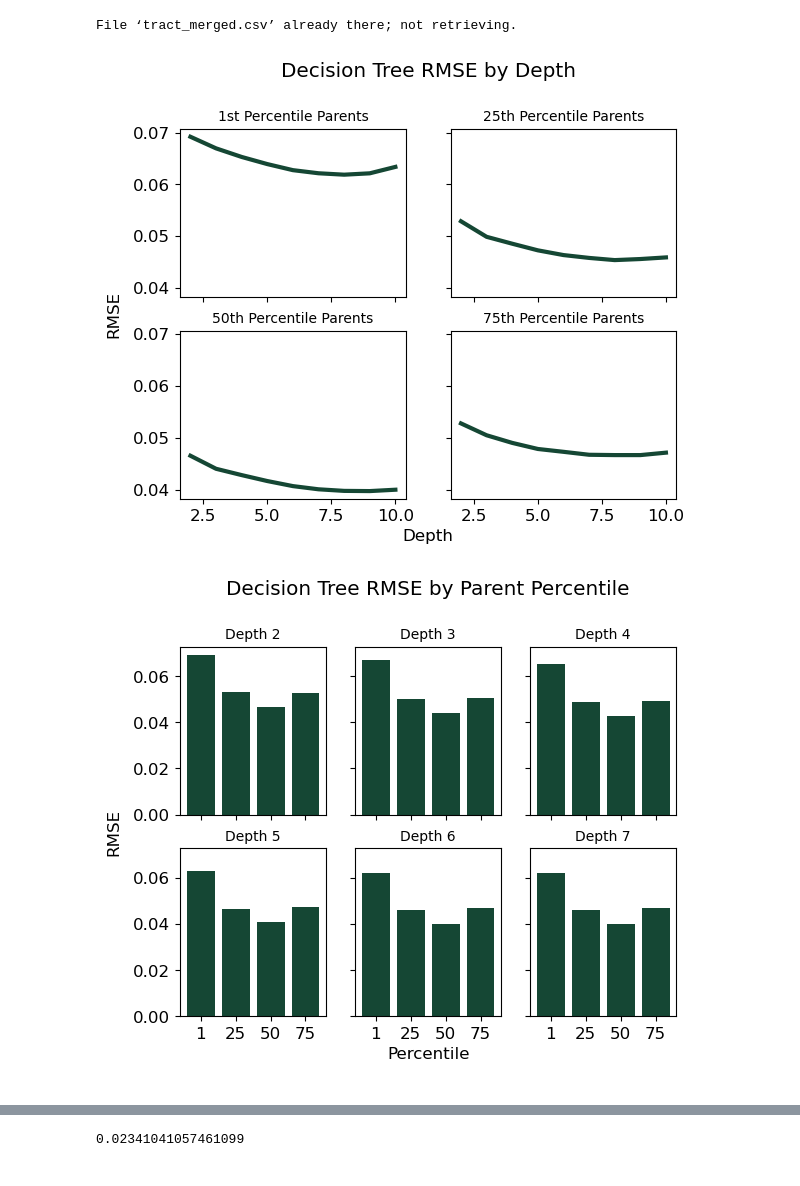
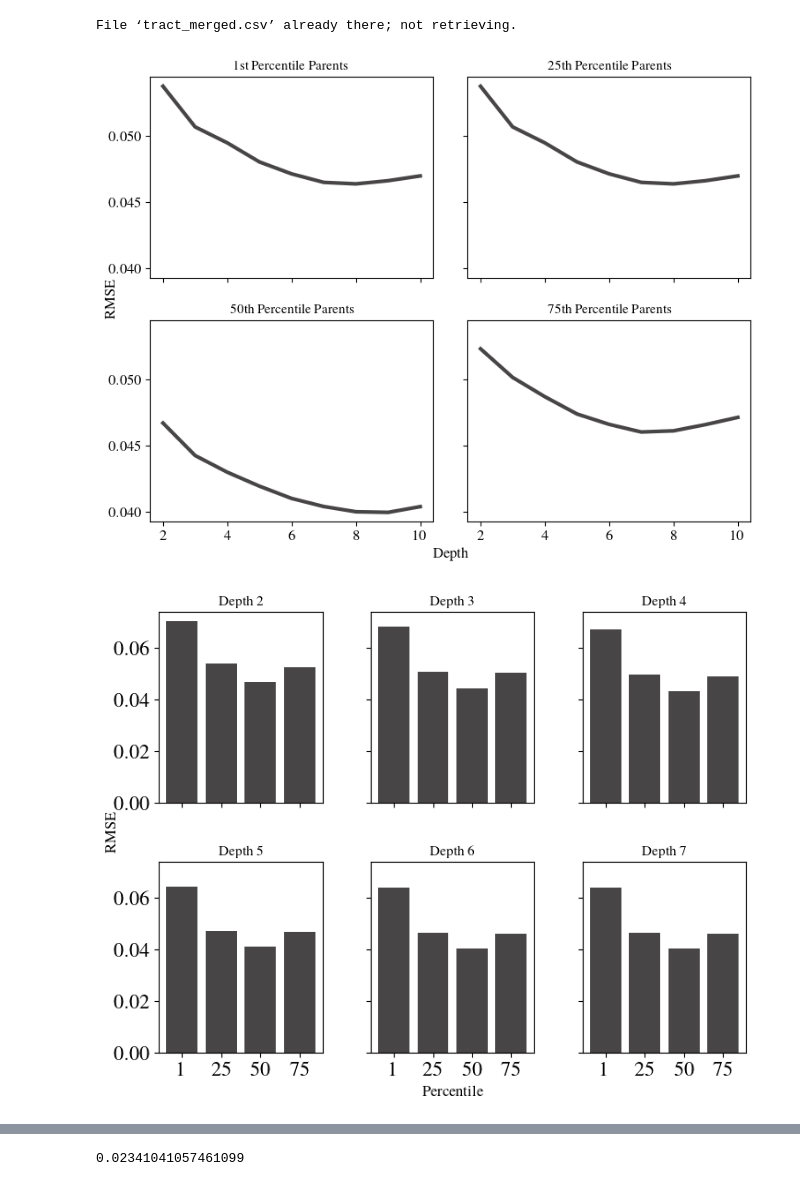
Before and after one commit to griffindvs/mobility-models, a Jupyter notebook: trees.ipynb, the cells around one changed output, grey strips where cells are left out. Saved outputs shown, nothing was run; the diff lists cells and outputs as text; code cells hidden in the pictures.

```diff
--- a/trees.ipynb
+++ b/trees.ipynb
@@ -126,52 +127,58 @@ for quarter in range(len(tree_splits_d3)):
             label_tree_splits_d3[quarter][feat] = tree_splits_d3[quarter][feat_index]
 # %%
 # Plot error versus depth
+rc('font',**{'family':'serif','serif':['Times']})
+rc('text', usetex=True)
 depths = [ i for i in range(2, 11) ]
 fig, axes = plt.subplots(2, 2, sharex=True, sharey=True)
 fig.add_subplot(111, frameon=False)
-axes[0, 0].plot(depths, tree_depth_rmse[0], color="#154734", label="Root Mean Square Error", linewidth=3)
-axes[0, 0].set_title('1st Percentile Parents', fontsize=10)
-axes[0, 1].plot(depths, tree_depth_rmse[1], color="#154734", label="Root Mean Square Error", linewidth=3)
-axes[0, 1].set_title('25th Percentile Parents', fontsize=10)
-axes[1, 0].plot(depths, tree_depth_rmse[2], color="#154734", label="Root Mean Square Error", linewidth=3)
-axes[1, 0].set_title('50th Percentile Parents', fontsize=10)
-axes[1, 1].plot(depths, tree_depth_rmse[3], color="#154734", label="Root Mean Square Error", linewidth=3)
-axes[1, 1].set_title('75th Percentile Parents', fontsize=10)
+fig.set_size_inches(8, 6)
+fig.tight_layout(h_pad=2)
+axes[0, 0].plot(depths, tree_depth_rmse[1], color="#474545", label="Root Mean Square Error", linewidth=3)
+axes[0, 0].set_title('\n1st Percentile Parents', fontsize=11)
+axes[0, 1].plot(depths, tree_depth_rmse[1], color="#474545", label="Root Mean Square Error", linewidth=3)
+axes[0, 1].set_title('\n25th Percentile Parents', fontsize=11)
+axes[1, 0].plot(depths, tree_depth_rmse[2], color="#474545", label="Root Mean Square Error", linewidth=3)
+axes[1, 0].set_title('50th Percentile Parents', fontsize=11)
+axes[1, 1].plot(depths, tree_depth_rmse[3], color="#474545", label="Root Mean Square Error", linewidth=3)
+axes[1, 1].set_title('75th Percentile Parents', fontsize=11)
 plt.rc('font', size=12)
-plt.title('Decision Tree RMSE by Depth\n\n')
+# plt.title('Decision Tree RMSE by Depth\n', y=1.08)
 plt.tick_params(labelcolor='none', top=False, bottom=False, left=False, right=False)
 plt.grid(False)
 plt.xlabel('Depth', fontsize=12)
 plt.ylabel('RMSE\n', fontsize=12)
 plt.show()
 # %% [output]
-[figure, old version]
+[figure, new version]
 # %%
 # Plot error versus parent percentile
 percentile_labels = ['1', '25', '50', '75']
 fig, axes = plt.subplots(2, 3, sharex=True, sharey=True)
 fig.add_subplot(111, frameon=False)
-axes[0, 0].bar(percentile_labels, tree_percentile_rmse[0], color="#154734", label="Root Mean Square Error", linewidth=3)
-axes[0, 0].set_title('Depth 2', fontsize=10)
-axes[0, 1].bar(percentile_labels, tree_percentile_rmse[1], color="#154734", label="Root Mean Square Error", linewidth=3)
-axes[0, 1].set_title('Depth 3', fontsize=10)
-axes[0, 2].bar(percentile_labels, tree_percentile_rmse[2], color="#154734", label="Root Mean Square Error", linewidth=3)
-axes[0, 2].set_title('Depth 4', fontsize=10)
-axes[1, 0].bar(percentile_labels, tree_percentile_rmse[4], color="#154734", label="Root Mean Square Error", linewidth=3)
-axes[1, 0].set_title('Depth 5', fontsize=10)
-axes[1, 1].bar(percentile_labels, tree_percentile_rmse[5], color="#154734", label="Root Mean Square Error", linewidth=3)
-axes[1, 1].set_title('Depth 6', fontsize=10)
-axes[1, 2].bar(percentile_labels, tree_percentile_rmse[5], color="#154734", label="Root Mean Square Error", linewidth=3)
-axes[1, 2].set_title('Depth 7', fontsize=10)
+fig.set_size_inches(8, 6)
+fig.tight_layout(h_pad=2)
+axes[0, 0].bar(percentile_labels, tree_percentile_rmse[0], color="#474545", label="Root Mean Square Error", linewidth=3)
+axes[0, 0].set_title('Depth 2', fontsize=11)
+axes[0, 1].bar(percentile_labels, tree_percentile_rmse[1], color="#474545", label="Root Mean Square Error", linewidth=3)
+axes[0, 1].set_title('Depth 3', fontsize=11)
+axes[0, 2].bar(percentile_labels, tree_percentile_rmse[2], color="#474545", label="Root Mean Square Error", linewidth=3)
+axes[0, 2].set_title('Depth 4', fontsize=11)
+axes[1, 0].bar(percentile_labels, tree_percentile_rmse[4], color="#474545", label="Root Mean Square Error", linewidth=3)
+axes[1, 0].set_title('Depth 5', fontsize=11)
+axes[1, 1].bar(percentile_labels, tree_percentile_rmse[5], color="#474545", label="Root Mean Square Error", linewidth=3)
+axes[1, 1].set_title('Depth 6', fontsize=11)
+axes[1, 2].bar(percentile_labels, tree_percentile_rmse[5], color="#474545", label="Root Mean Square Error", linewidth=3)
+axes[1, 2].set_title('Depth 7', fontsize=11)
 plt.rc('font', size=12)
-plt.title('Decision Tree RMSE by Parent Percentile\n\n')
+# plt.title('Decision Tree RMSE by Parent Percentile\n', y=1.08)
 plt.tick_params(labelcolor='none', top=False, bottom=False, left=False, right=False)
 plt.grid(False)
 plt.xlabel('Percentile\n', fontsize=12)
 plt.ylabel('RMSE\n', fontsize=12)
 plt.show()
 # %% [output]
-[figure, old version]
+[figure, new version]
 # %%
 # Plot feature histogram by
 depths = [ i for i in range(2, 11) ]
```
Also changed, not shown: parts of 3 cells of this notebook, 2 other files.
